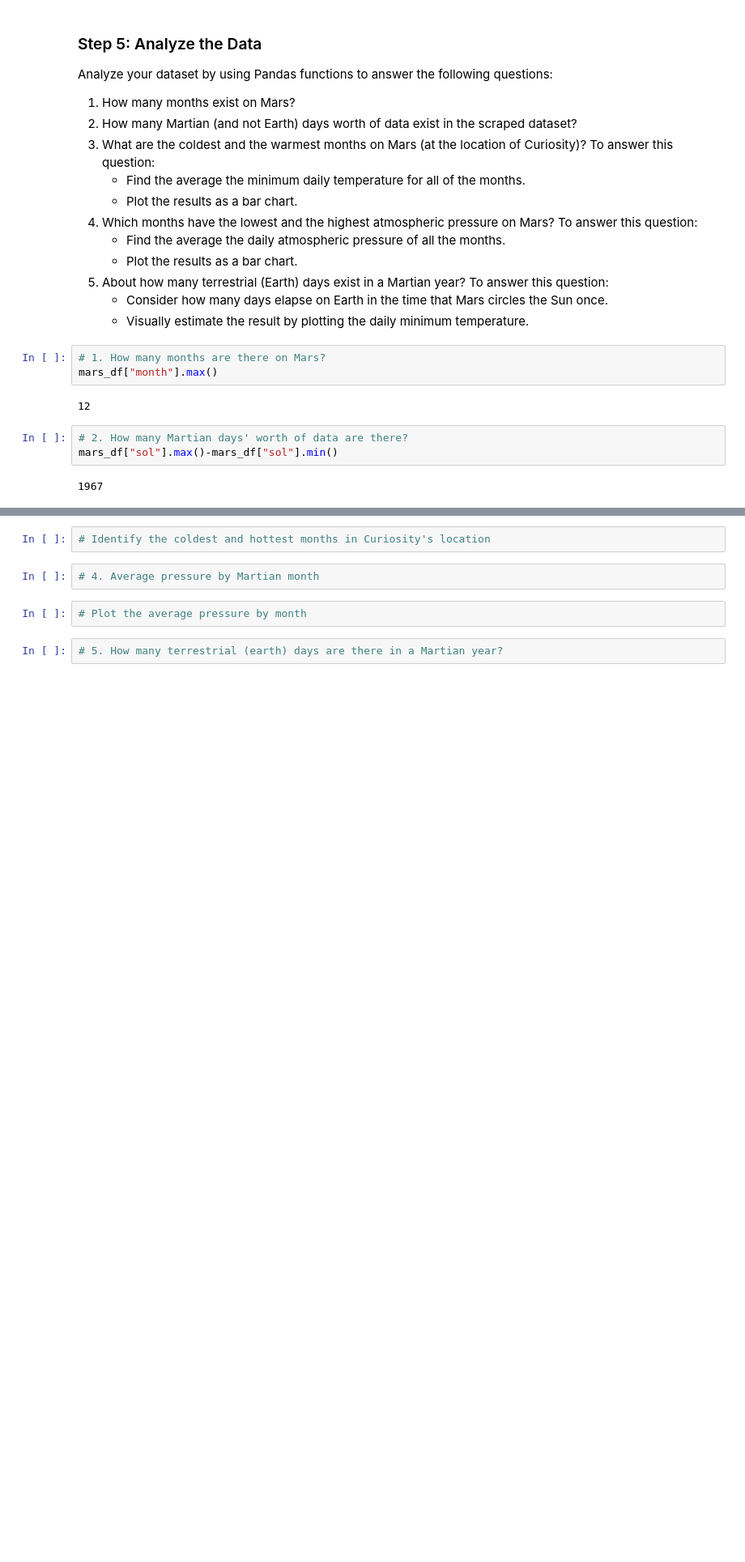
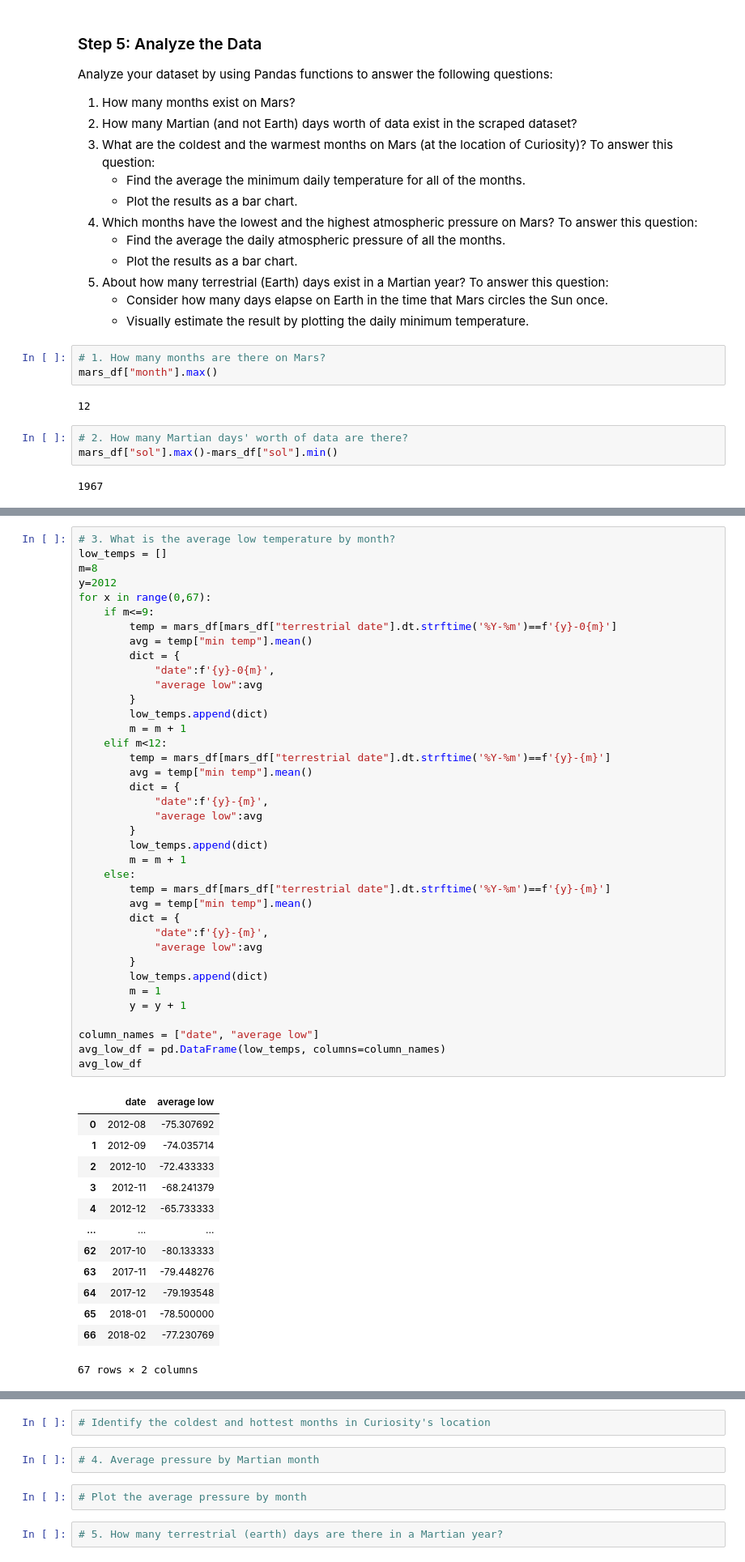
Before and after one commit to allison713/module11, a Jupyter notebook: part_2_mars_weather.ipynb, the cells around one changed output, grey strips where cells are left out. Shown at 81% size. Saved outputs shown, nothing was run; the diff lists cells and outputs as text; blank space fills up the shorter version.

```diff
--- a/part_2_mars_weather.ipynb
+++ b/part_2_mars_weather.ipynb
@@ -146,0 +151,52 @@ mars_df["sol"].max()-mars_df["sol"].min()
+# %%
+# 3. What is the average low temperature by month?
+low_temps = []
+m=8
+y=2012
+for x in range(0,67):
+    if m<=9:
+        temp = mars_df[mars_df["terrestrial date"].dt.strftime('%Y-%m')==f'{y}-0{m}']
+        avg = temp["min temp"].mean()
+        dict = {
+            "date":f'{y}-0{m}',
+            "average low":avg
+        }
+        low_temps.append(dict)
+        m = m + 1
+    elif m<12:
+        temp = mars_df[mars_df["terrestrial date"].dt.strftime('%Y-%m')==f'{y}-{m}']
+        avg = temp["min temp"].mean()
+        dict = {
+            "date":f'{y}-{m}',
+            "average low":avg
+        }
+        low_temps.append(dict)
+        m = m + 1
+    else:
+        temp = mars_df[mars_df["terrestrial date"].dt.strftime('%Y-%m')==f'{y}-{m}']
+        avg = temp["min temp"].mean()
+        dict = {
+            "date":f'{y}-{m}',
+            "average low":avg
+        }
+        low_temps.append(dict)
+        m = 1
+        y = y + 1
+
+column_names = ["date", "average low"]
+avg_low_df = pd.DataFrame(low_temps, columns=column_names)
+avg_low_df
+# %% [output]
+|  | date | average low |
+| 0 | 2012-08 | -75.307692 |
+| 1 | 2012-09 | -74.035714 |
+| 2 | 2012-10 | -72.433333 |
+| 3 | 2012-11 | -68.241379 |
+| 4 | 2012-12 | -65.733333 |
+| ... | ... | ... |
+| 62 | 2017-10 | -80.133333 |
+| 63 | 2017-11 | -79.448276 |
+| 64 | 2017-12 | -79.193548 |
+| 65 | 2018-01 | -78.500000 |
+| 66 | 2018-02 | -77.230769 |
+67 rows × 2 columns
```
Also changed, not shown: parts of 4 cells of this notebook.
